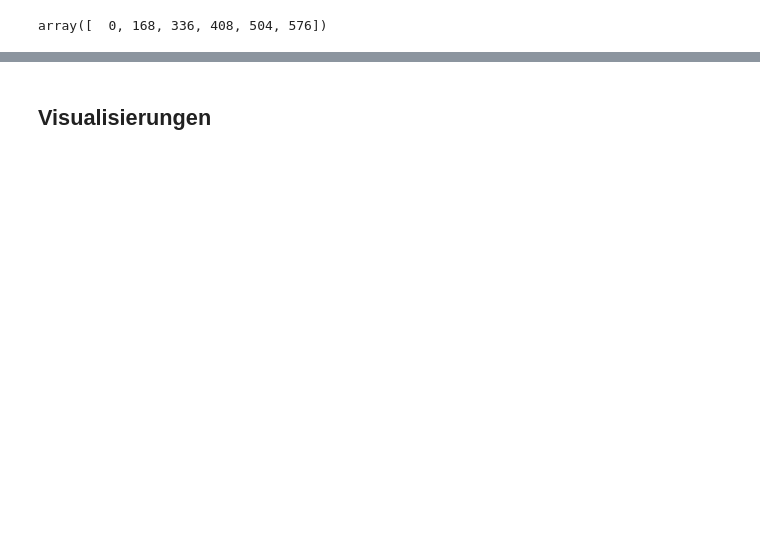
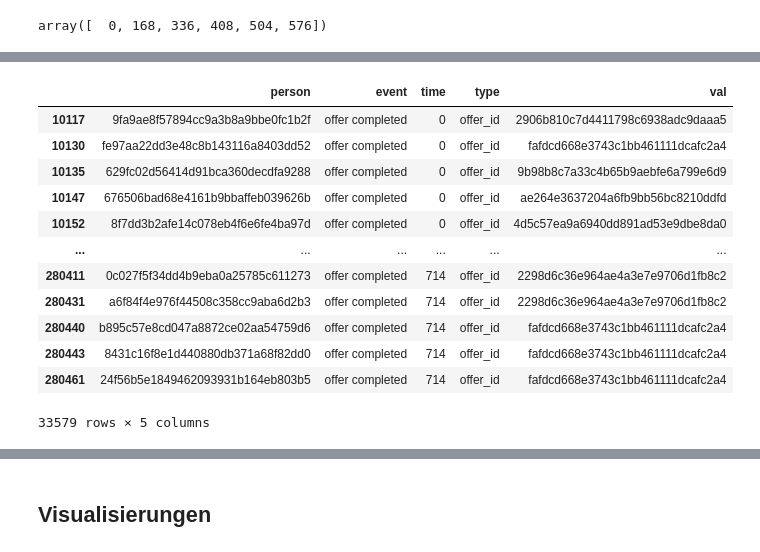
Before and after one commit to alexblang/crm, a Jupyter notebook: aufgabe_1_overview.ipynb, the cells around one changed output, grey strips where cells are left out. Drawn from its saved outputs; the diff is of its cells as text; code cells hidden in the pictures; blank space fills up the shorter version.

```diff
--- a/aufgabe_1_overview.ipynb
+++ b/aufgabe_1_overview.ipynb
@@ -249,2 +315,16 @@ array([  0, 168, 336, 408, 504, 576])
 # %%
-contacts_data.loc[contacts_data["event"] == "offer received"]
+contacts_data.loc[contacts_data["event"] == "offer completed"]
+# %% [output]
+|  | person | event | time | type | val |
+| 10117 | 9fa9ae8f57894cc9a3b8a9bbe0fc1b2f | offer completed | 0 | offer_id | 2906b810c7d4411798c6938adc9daaa5 |
+| 10130 | fe97aa22dd3e48c8b143116a8403dd52 | offer completed | 0 | offer_id | fafdcd668e3743c1bb461111dcafc2a4 |
+| 10135 | 629fc02d56414d91bca360decdfa9288 | offer completed | 0 | offer_id | 9b98b8c7a33c4b65b9aebfe6a799e6d9 |
+| 10147 | 676506bad68e4161b9bbaffeb039626b | offer completed | 0 | offer_id | ae264e3637204a6fb9bb56bc8210ddfd |
+| 10152 | 8f7dd3b2afe14c078eb4f6e6fe4ba97d | offer completed | 0 | offer_id | 4d5c57ea9a6940dd891ad53e9dbe8da0 |
+| ... | ... | ... | ... | ... | ... |
+| 280411 | 0c027f5f34dd4b9eba0a25785c611273 | offer completed | 714 | offer_id | 2298d6c36e964ae4a3e7e9706d1fb8c2 |
+| 280431 | a6f84f4e976f44508c358cc9aba6d2b3 | offer completed | 714 | offer_id | 2298d6c36e964ae4a3e7e9706d1fb8c2 |
+| 280440 | b895c57e8cd047a8872ce02aa54759d6 | offer completed | 714 | offer_id | fafdcd668e3743c1bb461111dcafc2a4 |
+| 280443 | 8431c16f8e1d440880db371a68f82dd0 | offer completed | 714 | offer_id | fafdcd668e3743c1bb461111dcafc2a4 |
+| 280461 | 24f56b5e1849462093931b164eb803b5 | offer completed | 714 | offer_id | fafdcd668e3743c1bb461111dcafc2a4 |
+33579 rows × 5 columns
```
Also changed, not shown: parts of 13 cells of this notebook.
